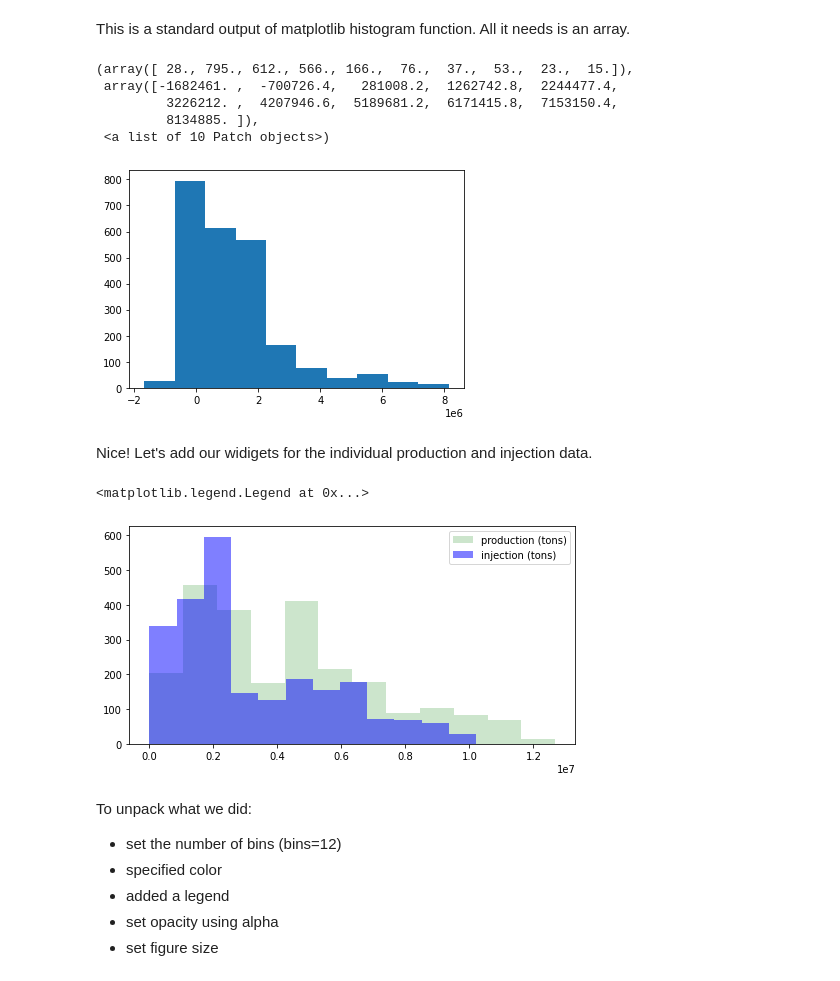
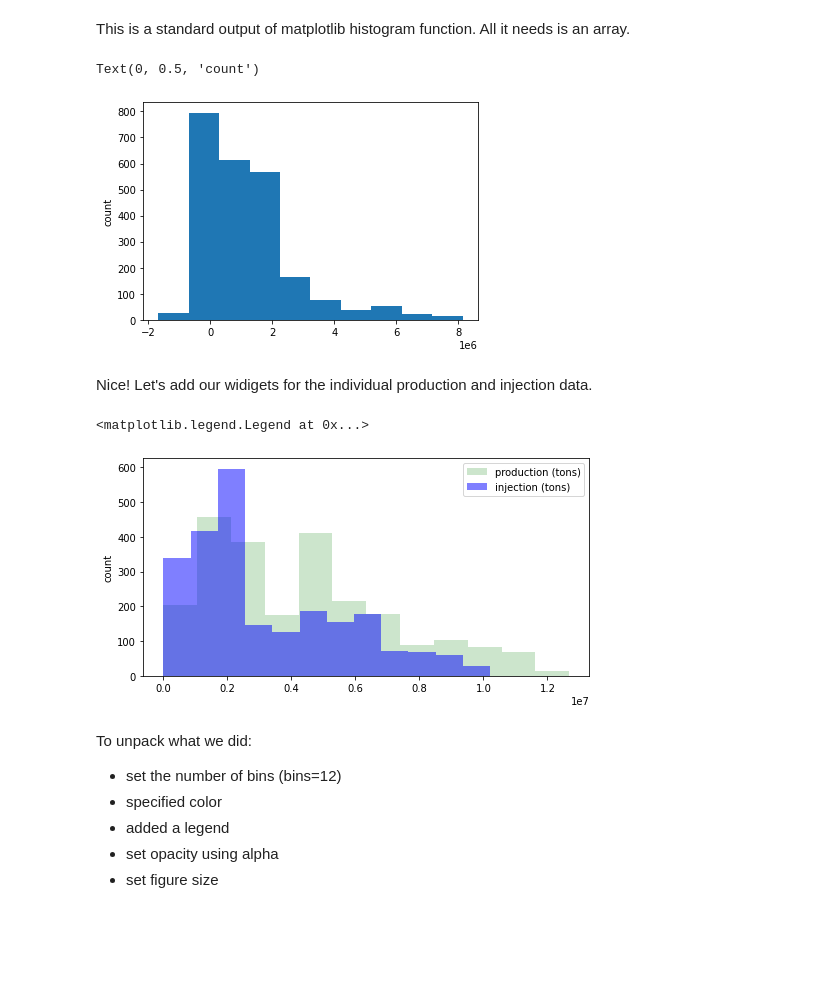
Before and after one commit to ThomasMGeo/T21-well-data-bonanza, a Jupyter notebook: T21_well_bonanza/0_ca_geotherm_data_explore.ipynb, the cells around one changed output. Saved outputs shown, nothing was run; the diff lists cells and outputs as text; code cells hidden in the pictures; blank space fills up the shorter version.

```diff
--- a/T21_well_bonanza/0_ca_geotherm_data_explore.ipynb
+++ b/T21_well_bonanza/0_ca_geotherm_data_explore.ipynb
@@ -139,23 +165,21 @@ import matplotlib.pyplot as plt
 This is a standard output of matplotlib histogram function. All it needs is an array.
 # %%
 plt.hist(df_prod.pro_minus_injection.values)
+plt.ylabel('count') # adding a y label
 # %% [output]
-(array([ 28., 795., 612., 566., 166.,  76.,  37.,  53.,  23.,  15.]),
- array([-1682461. ,  -700726.4,   281008.2,  1262742.8,  2244477.4,
-         3226212. ,  4207946.6,  5189681.2,  6171415.8,  7153150.4,
-         8134885. ]),
- <a list of 10 Patch objects>)
+Text(0, 0.5, 'count')
-[figure, old version]
+[figure, new version]
 # %% [markdown]
 Nice! Let's add our widigets for the individual production and injection data.
 # %%
 plt.figure(figsize=(8,4))
 plt.hist(df_prod.prod_MT.values, bins=12, color='green', alpha=0.2, label='production (tons)')
 plt.hist(df_prod.injection_MT.values, bins=12, color='blue', alpha=0.5, label='injection (tons)')
+plt.ylabel('count')
 plt.legend()
 # %% [output]
 <matplotlib.legend.Legend at 0x...>
-[figure, old version]
+[figure, new version]
 # %% [markdown]
 To unpack what we did:
 
```
Also changed, not shown: parts of 39 cells of this notebook, 1 other file.
